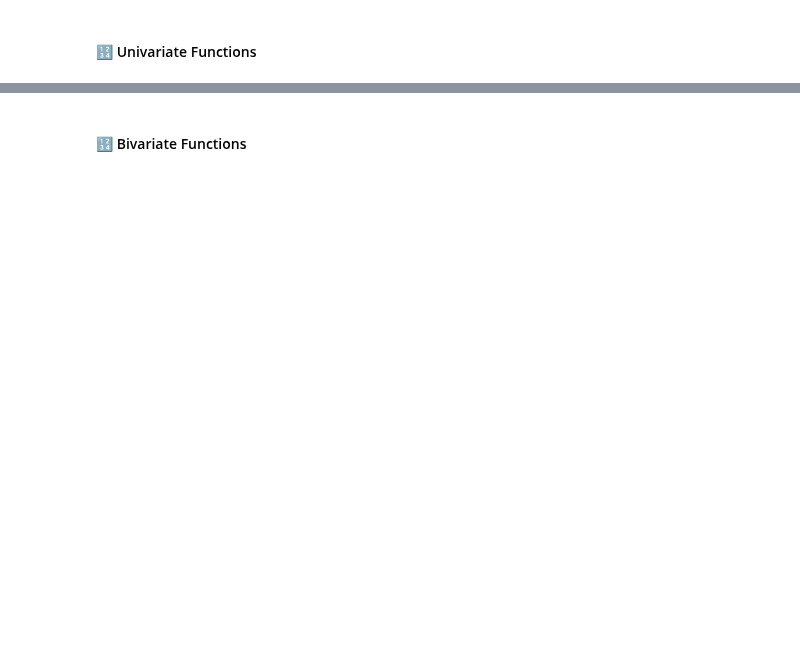
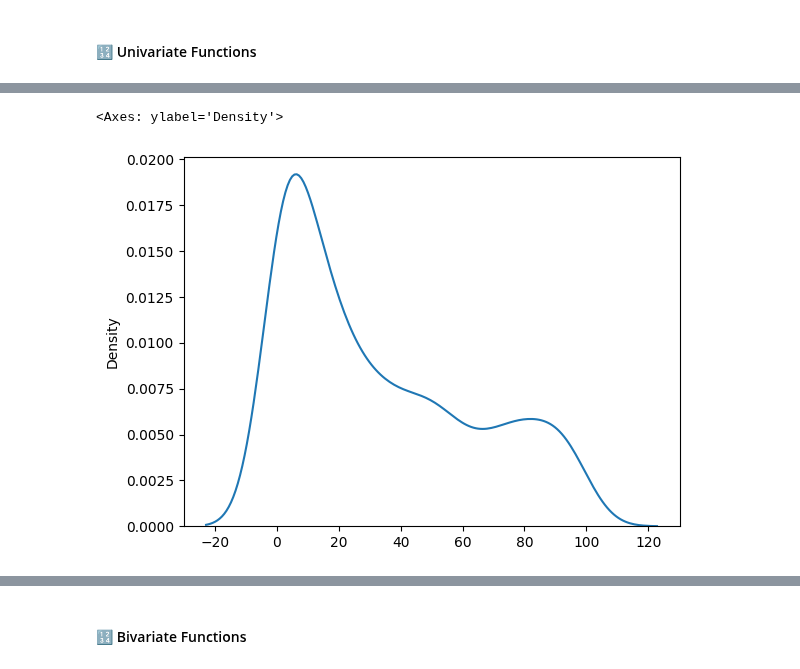
Before and after one commit to andre-bu-gitdev/O2_AI_for_Leaders_dx699, a Jupyter notebook: Milestone_4/Milestone4.ipynb, the cells around one changed output, grey strips where cells are left out. Cells and saved outputs as stored; diff of their text form; code cells hidden in the pictures; blank space fills up the shorter version.

```diff
--- a/Milestone_4/Milestone4.ipynb
+++ b/Milestone_4/Milestone4.ipynb
@@ -12,0 +67,7 @@ NameError: name 'pd' is not defined
+# %%
+# Week 3
+## Kernel Density Estimate
+sns.kdeplot(lesson_series)
+# %% [output]
+<Axes: ylabel='Density'>
+[figure, added]
```
Also changed, not shown: parts of 12 cells of this notebook.
